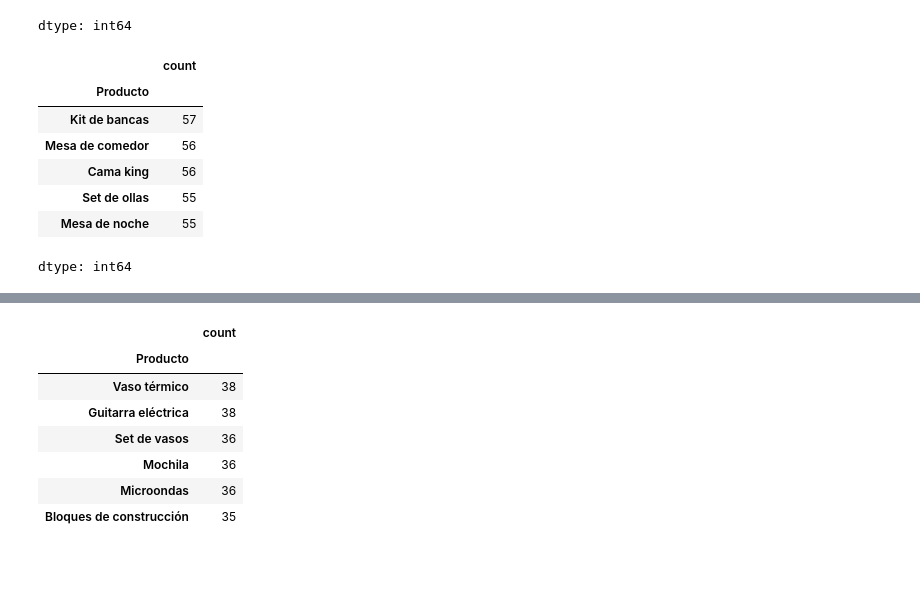
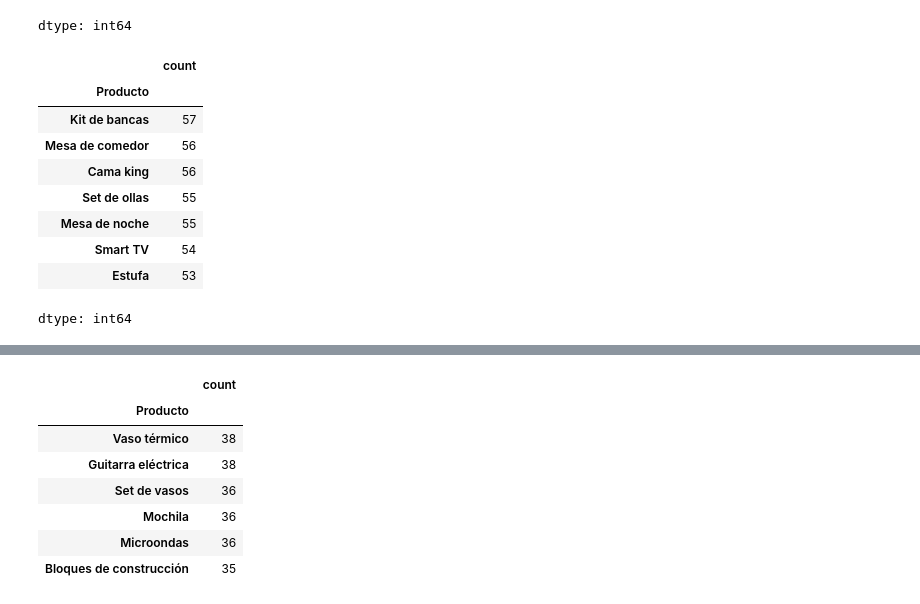
Before and after one commit to Anel-7/alura-store, a Jupyter notebook: alura_store.ipynb, the cells around one changed output, grey strips where cells are left out. Drawn from its saved outputs; the diff is of its cells as text; code cells hidden in the pictures; blank space fills up the shorter version.

```diff
--- a/alura_store.ipynb
+++ b/alura_store.ipynb
@@ -232,13 +261,16 @@ tienda2.Producto.value_counts().tail()
 | Juego de mesa | 32 |
 dtype: int64
 # %%
-tienda3.Producto.value_counts().head()
+tienda3_promaventa = tienda3.Producto.value_counts().head(7)
+tienda3_promaventa
 # %% [output]
 |  | count |
 | Producto |  |
 | Kit de bancas | 57 |
 | Mesa de comedor | 56 |
 | Cama king | 56 |
 | Set de ollas | 55 |
 | Mesa de noche | 55 |
+| Smart TV | 54 |
+| Estufa | 53 |
 dtype: int64
```
Also changed, not shown: parts of 9 cells of this notebook.
